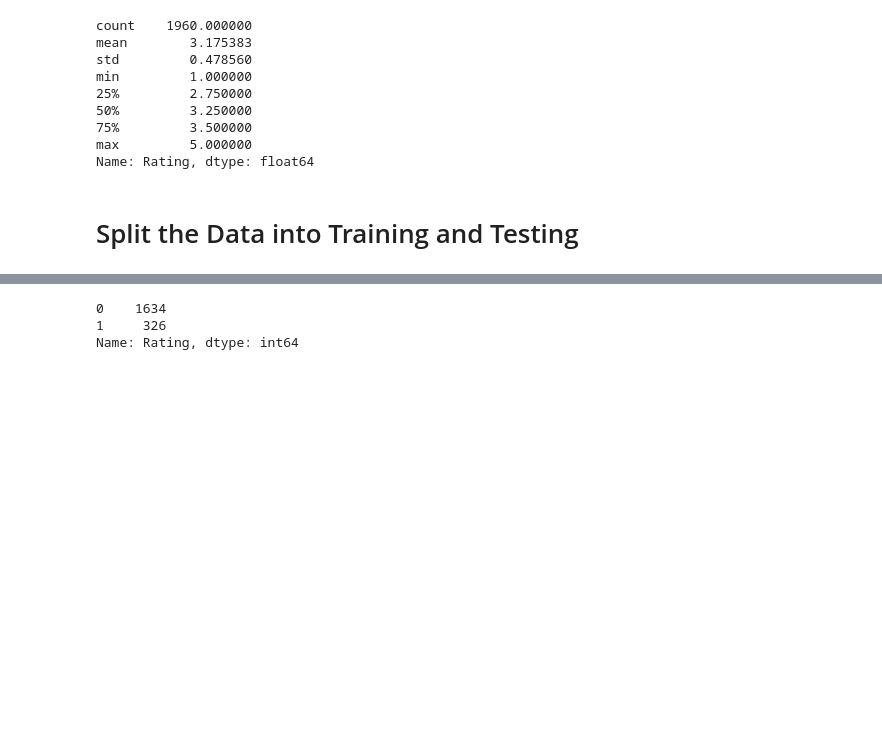
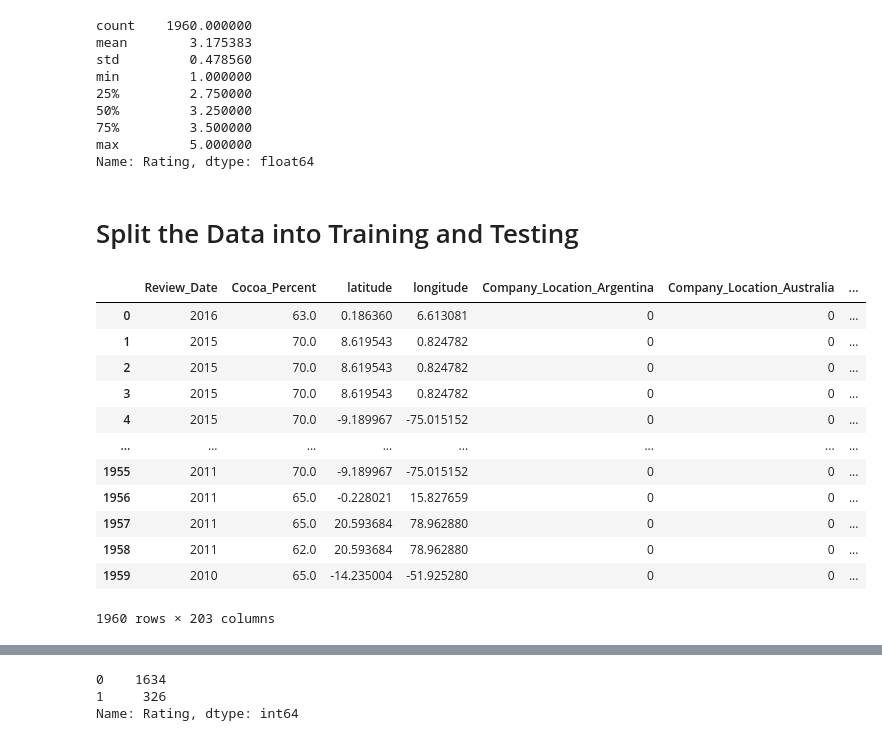
Before and after one commit to jilek/DataBootcampFinalProject, a Jupyter notebook: Tahereh/Chocolate_Bar_resampling.ipynb, the cells around one changed output, grey strips where cells are left out. Saved outputs shown, nothing was run; the diff lists cells and outputs as text; code cells hidden in the pictures; blank space fills up the shorter version.

```diff
--- a/Tahereh/Chocolate_Bar_resampling.ipynb
+++ b/Tahereh/Chocolate_Bar_resampling.ipynb
@@ -76,7 +76,22 @@ df['Rating'] = df['Rating'].apply(bin_ratings)
 # %%
 y = df["Rating"]
 X = df.drop(columns="Rating")
 X = pd.get_dummies(X)
+X
+# %% [output]
+|  | Review_Date | Cocoa_Percent | latitude | longitude | Company_Location_Argentina | Company_Location_Australia | ... |
+| 0 | 2016 | 63.0 | 0.186360 | 6.613081 | 0 | 0 | ... |
+| 1 | 2015 | 70.0 | 8.619543 | 0.824782 | 0 | 0 | ... |
+| 2 | 2015 | 70.0 | 8.619543 | 0.824782 | 0 | 0 | ... |
+| 3 | 2015 | 70.0 | 8.619543 | 0.824782 | 0 | 0 | ... |
+| 4 | 2015 | 70.0 | -9.189967 | -75.015152 | 0 | 0 | ... |
+| ... | ... | ... | ... | ... | ... | ... | ... |
+| 1955 | 2011 | 70.0 | -9.189967 | -75.015152 | 0 | 0 | ... |
+| 1956 | 2011 | 65.0 | -0.228021 | 15.827659 | 0 | 0 | ... |
+| 1957 | 2011 | 65.0 | 20.593684 | 78.962880 | 0 | 0 | ... |
+| 1958 | 2011 | 62.0 | 20.593684 | 78.962880 | 0 | 0 | ... |
+| 1959 | 2010 | 65.0 | -14.235004 | -51.925280 | 0 | 0 | ... |
+1960 rows × 203 columns
 # %%
 X.describe()
 # %% [output]
```
Also changed, not shown: parts of 1 cell of this notebook, 4 other files.
